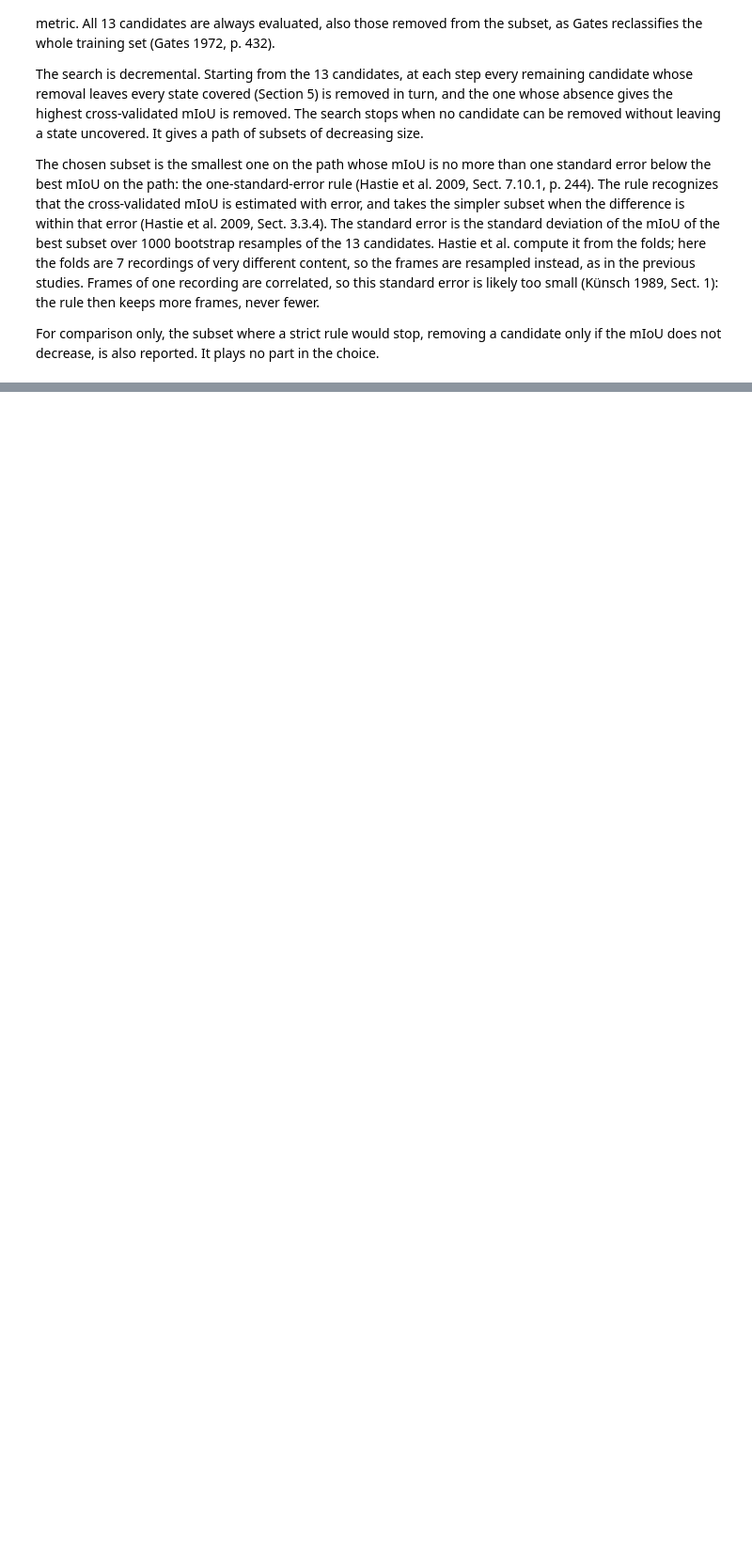
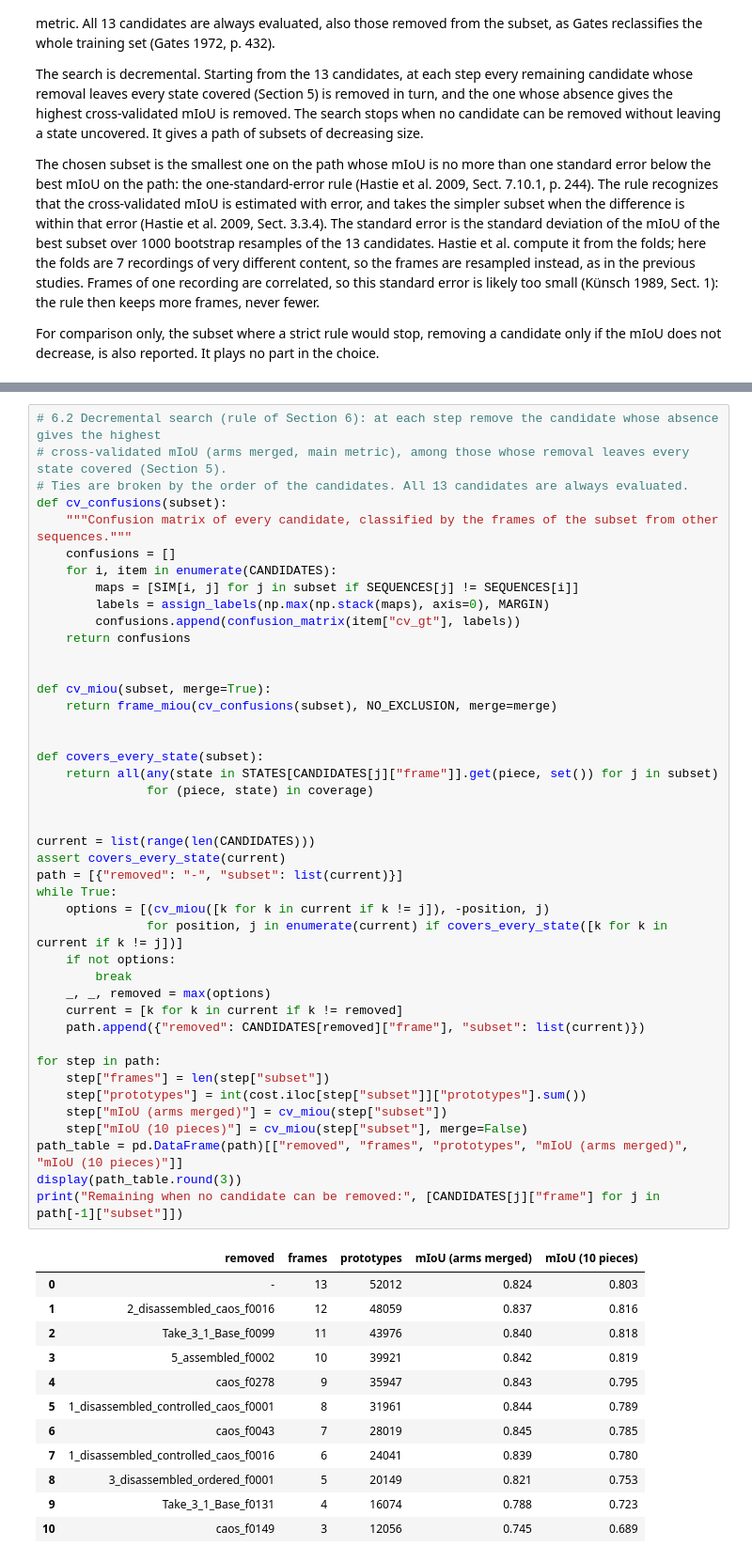
Before and after one commit to xrushofblood/vad_project, a Jupyter notebook: notebooks/phase_1_support_set_v2_study.ipynb, the cells around one changed output, grey strips where cells are left out. Shown at 94% size. Saved outputs shown, nothing was run; the diff lists cells and outputs as text; blank space fills up the shorter version.

```diff
--- a/notebooks/phase_1_support_set_v2_study.ipynb
+++ b/notebooks/phase_1_support_set_v2_study.ipynb
@@ -935,0 +984,56 @@ For comparison only, the subset where a strict rule would stop, removing a candi
+# %%
+# 6.2 Decremental search (rule of Section 6): at each step remove the candidate whose absence gives the highest
+# cross-validated mIoU (arms merged, main metric), among those whose removal leaves every state covered (Section 5).
+# Ties are broken by the order of the candidates. All 13 candidates are always evaluated.
+def cv_confusions(subset):
+    """Confusion matrix of every candidate, classified by the frames of the subset from other sequences."""
+    confusions = []
+    for i, item in enumerate(CANDIDATES):
+        maps = [SIM[i, j] for j in subset if SEQUENCES[j] != SEQUENCES[i]]
+        labels = assign_labels(np.max(np.stack(maps), axis=0), MARGIN)
+        confusions.append(confusion_matrix(item["cv_gt"], labels))
+    return confusions
+
+
+def cv_miou(subset, merge=True):
+    return frame_miou(cv_confusions(subset), NO_EXCLUSION, merge=merge)
+
+
+def covers_every_state(subset):
+    return all(any(state in STATES[CANDIDATES[j]["frame"]].get(piece, set()) for j in subset)
+               for (piece, state) in coverage)
+
+
+current = list(range(len(CANDIDATES)))
+assert covers_every_state(current)
+path = [{"removed": "-", "subset": list(current)}]
+while True:
+    options = [(cv_miou([k for k in current if k != j]), -position, j)
+               for position, j in enumerate(current) if covers_every_state([k for k in current if k != j])]
+    if not options:
+        break
+    _, _, removed = max(options)
+    current = [k for k in current if k != removed]
+    path.append({"removed": CANDIDATES[removed]["frame"], "subset": list(current)})
+
+for step in path:
+    step["frames"] = len(step["subset"])
+    step["prototypes"] = int(cost.iloc[step["subset"]]["prototypes"].sum())
+    step["mIoU (arms merged)"] = cv_miou(step["subset"])
+    step["mIoU (10 pieces)"] = cv_miou(step["subset"], merge=False)
+path_table = pd.DataFrame(path)[["removed", "frames", "prototypes", "mIoU (arms merged)", "mIoU (10 pieces)"]]
+display(path_table.round(3))
+print("Remaining when no candidate can be removed:", [CANDIDATES[j]["frame"] for j in path[-1]["subset"]])
+# %% [output]
+|  | removed | frames | prototypes | mIoU (arms merged) | mIoU (10 pieces) |
+| 0 | - | 13 | 52012 | 0.824 | 0.803 |
+| 1 | 2_disassembled_caos_f0016 | 12 | 48059 | 0.837 | 0.816 |
+| 2 | Take_3_1_Base_f0099 | 11 | 43976 | 0.840 | 0.818 |
+| 3 | 5_assembled_f0002 | 10 | 39921 | 0.842 | 0.819 |
+| 4 | caos_f0278 | 9 | 35947 | 0.843 | 0.795 |
+| 5 | 1_disassembled_controlled_caos_f0001 | 8 | 31961 | 0.844 | 0.789 |
+| 6 | caos_f0043 | 7 | 28019 | 0.845 | 0.785 |
+| 7 | 1_disassembled_controlled_caos_f0016 | 6 | 24041 | 0.839 | 0.780 |
+| 8 | 3_disassembled_ordered_f0001 | 5 | 20149 | 0.821 | 0.753 |
+| 9 | Take_3_1_Base_f0131 | 4 | 16074 | 0.788 | 0.723 |
+| 10 | caos_f0149 | 3 | 12056 | 0.745 | 0.689 |
```
Also changed, not shown: parts of 3 cells of this notebook.
